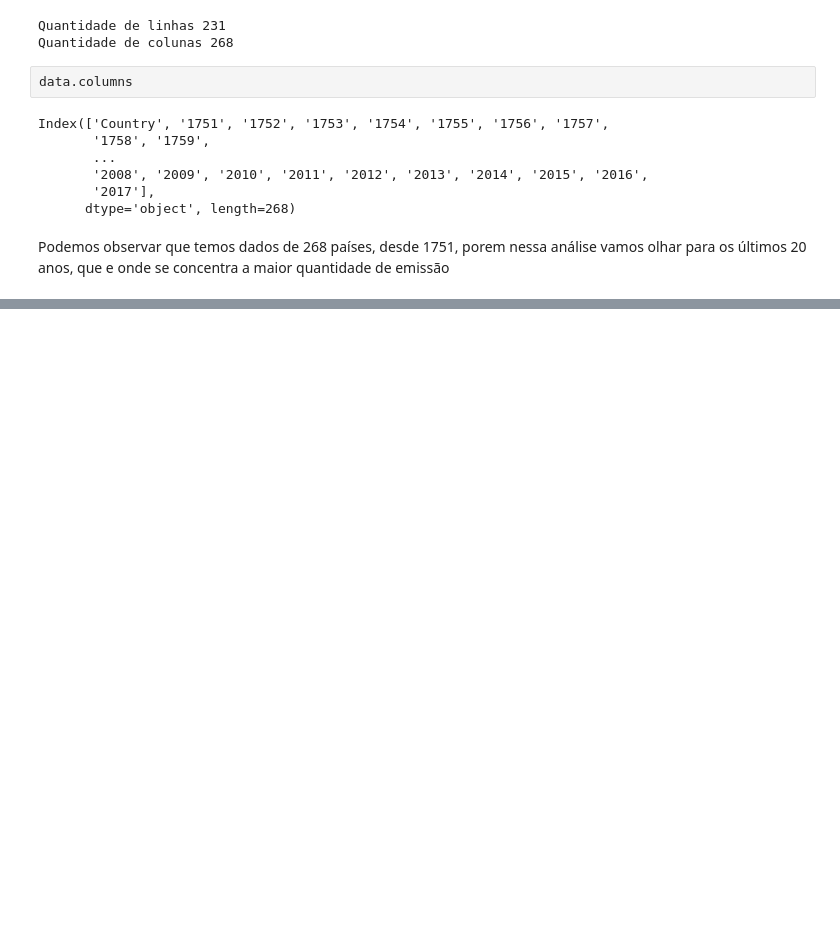
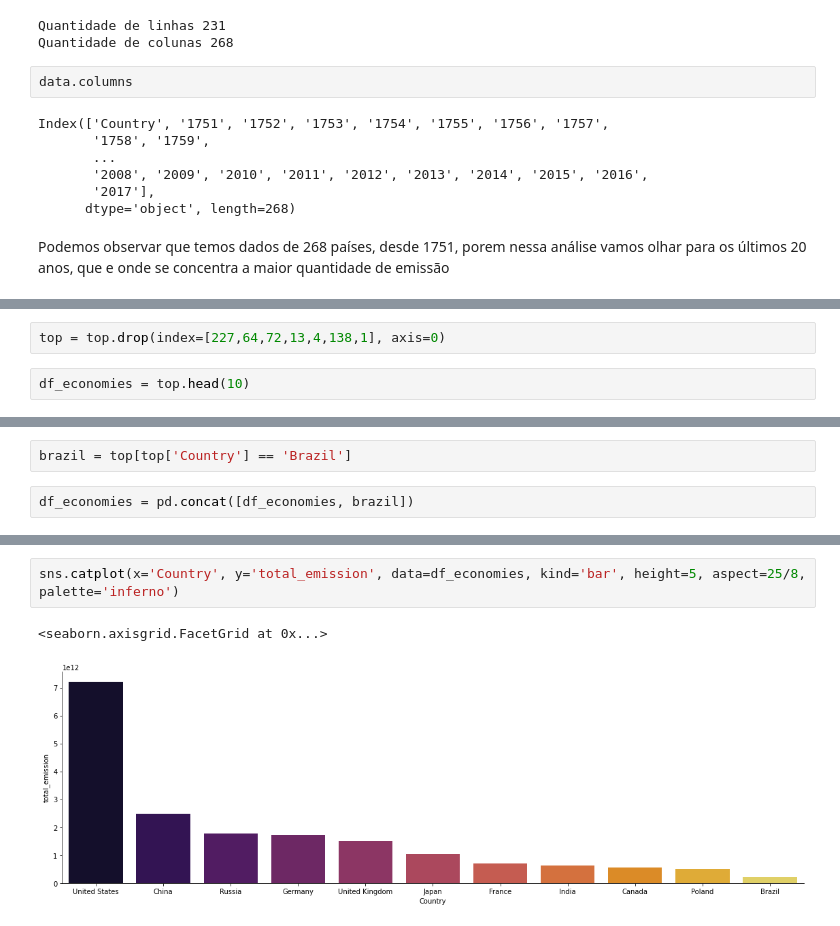
Before and after one commit to MaksonViini/Green-House-Gases, a Jupyter notebook: green_house_gases.ipynb, the cells around one changed output, grey strips where cells are left out. Cells and saved outputs as stored; diff of their text form; blank space fills up the shorter version.

```diff
--- a/green_house_gases.ipynb
+++ b/green_house_gases.ipynb
@@ -63,0 +194,4 @@ Podemos observar que temos dados de 268 países, desde 1751, porem nessa anális
+# %%
+top = top.drop(index=[227,64,72,13,4,138,1], axis=0)
+# %%
+df_economies = top.head(10)
@@ -63,0 +200,4 @@ Podemos observar que temos dados de 268 países, desde 1751, porem nessa anális
+# %%
+brazil = top[top['Country'] == 'Brazil']
+# %%
+df_economies = pd.concat([df_economies, brazil])
@@ -63,0 +213,5 @@ Podemos observar que temos dados de 268 países, desde 1751, porem nessa anális
+# %%
+sns.catplot(x='Country', y='total_emission', data=df_economies, kind='bar', height=5, aspect=25/8, palette='inferno')
+# %% [output]
+<seaborn.axisgrid.FacetGrid at 0x...>
+[figure, added]
```
Also changed, not shown: parts of 34 cells of this notebook, 2 other files.
